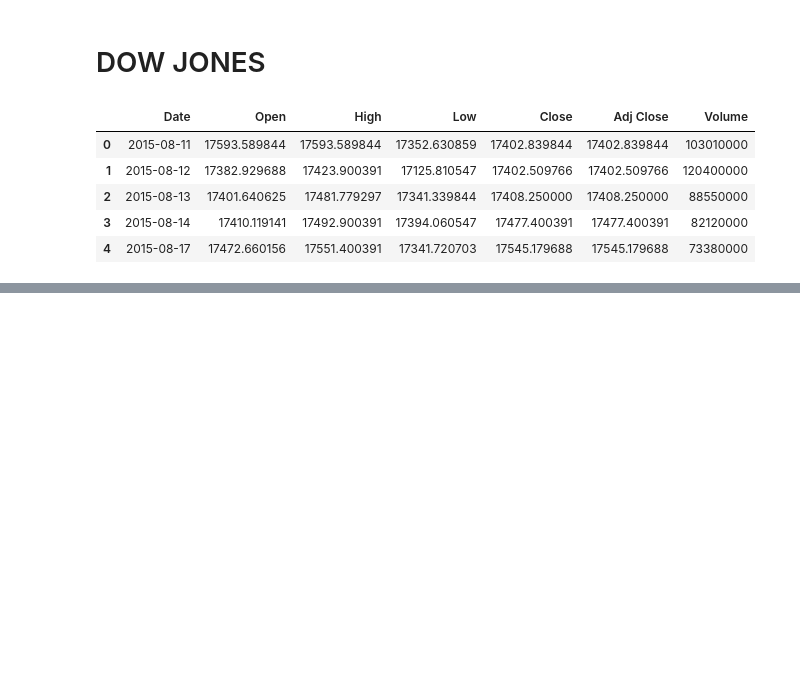
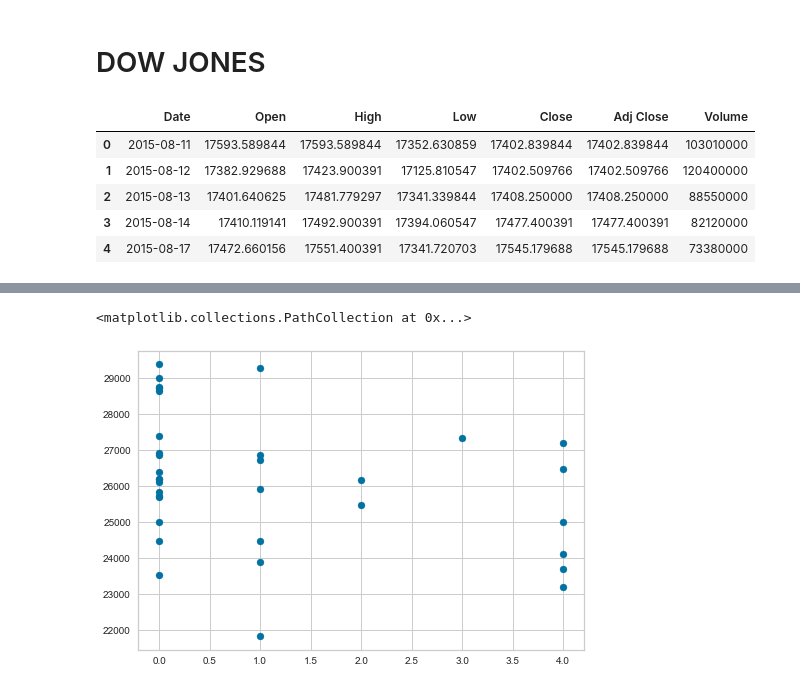
Before and after one commit to armuse/speeches, a Jupyter notebook: clustering/Get Clusters info.ipynb, the cells around one changed output, grey strips where cells are left out. Drawn from its saved outputs; the diff is of its cells as text; code cells hidden in the pictures; blank space fills up the shorter version.

```diff
--- a/clustering/Get Clusters info.ipynb
+++ b/clustering/Get Clusters info.ipynb
@@ -158,6 +157,9 @@ new_df.head()
 X = new_df['Cluster'].values.reshape(-1,1)
 y = new_df['Close'].values
 # %%
-#plt.scatter(new_df['Cluster'],new_df['Close'])
+plt.scatter(new_df['Cluster'],new_df['Close'])
 #new_df.boxplot(column='Close',by='Cluster')
+# %% [output]
+<matplotlib.collections.PathCollection at 0x...>
+[figure, added]
 # %%
```
Also changed, not shown: parts of 10 cells of this notebook, 56 other files.
